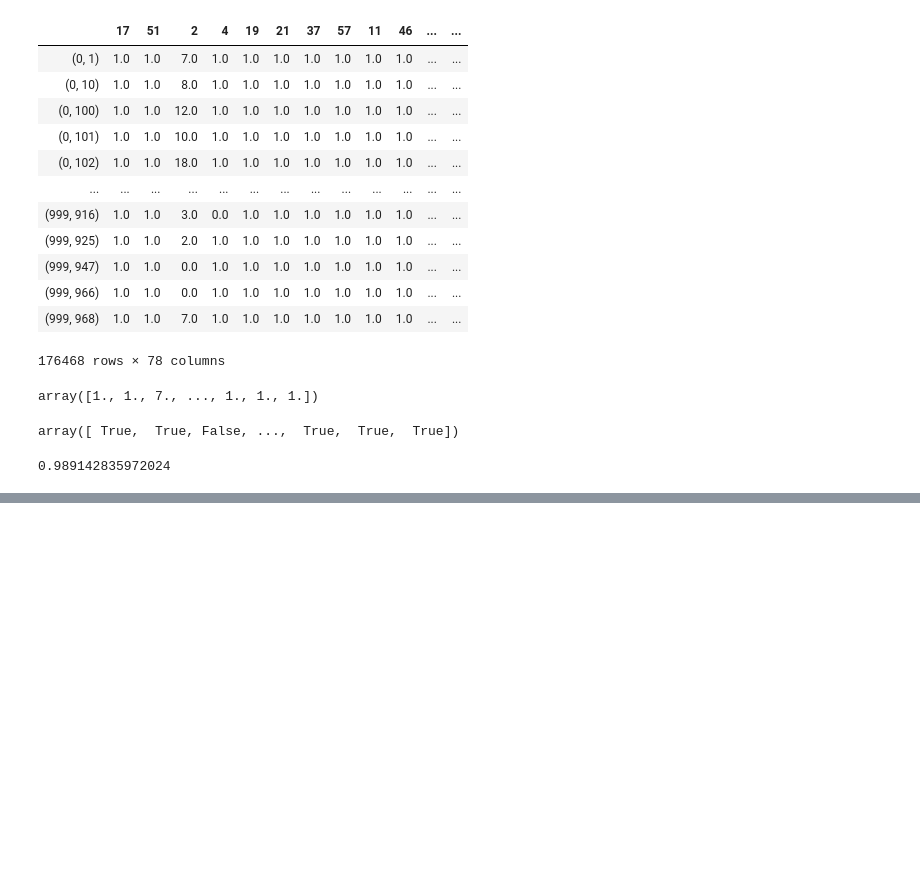
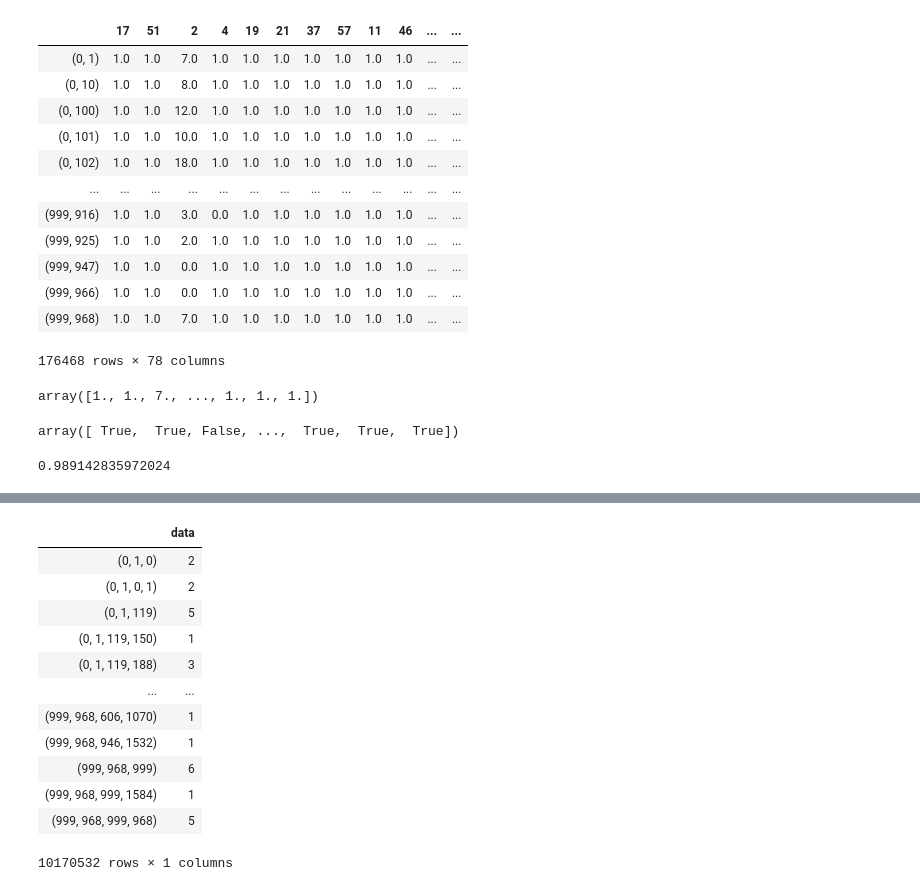
Before and after one commit to WiktorJ/node2vec, a Jupyter notebook: notebooks/data_analysis.ipynb, the cells around one changed output, grey strips where cells are left out. Saved outputs shown, nothing was run; the diff lists cells and outputs as text; code cells hidden in the pictures; blank space fills up the shorter version.

```diff
--- a/notebooks/data_analysis.ipynb
+++ b/notebooks/data_analysis.ipynb
@@ -606,0 +753,16 @@ cut_df.groupby(0).size().head(20)
+# %%
+df_three_32_100_2_08
+# %% [output]
+|  | data |
+| (0, 1, 0) | 2 |
+| (0, 1, 0, 1) | 2 |
+| (0, 1, 119) | 5 |
+| (0, 1, 119, 150) | 1 |
+| (0, 1, 119, 188) | 3 |
+| ... | ... |
+| (999, 968, 606, 1070) | 1 |
+| (999, 968, 946, 1532) | 1 |
+| (999, 968, 999) | 6 |
+| (999, 968, 999, 1584) | 1 |
+| (999, 968, 999, 968) | 5 |
+10170532 rows × 1 columns
```
Also changed, not shown: parts of 23 cells of this notebook, 2 other files.
